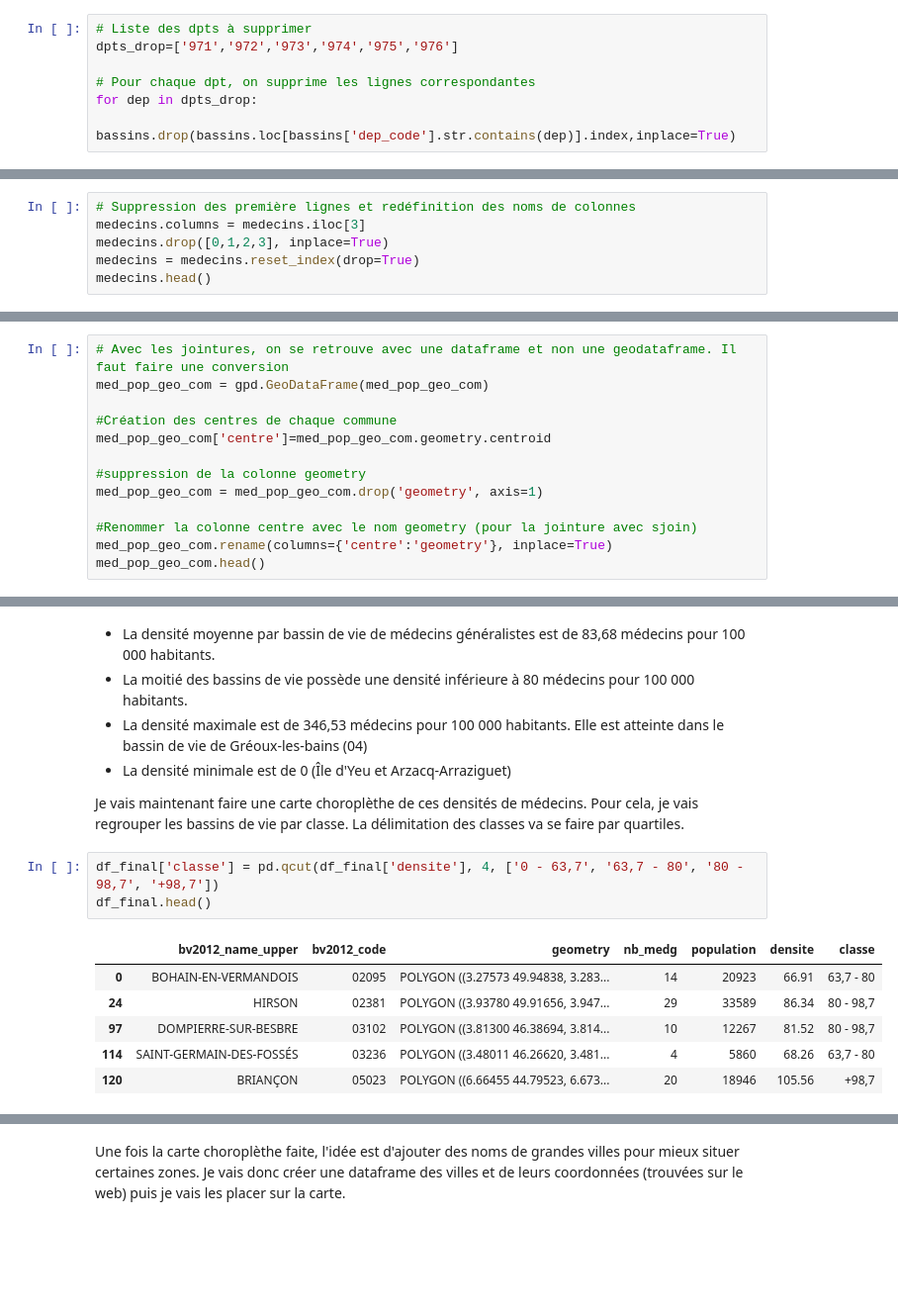
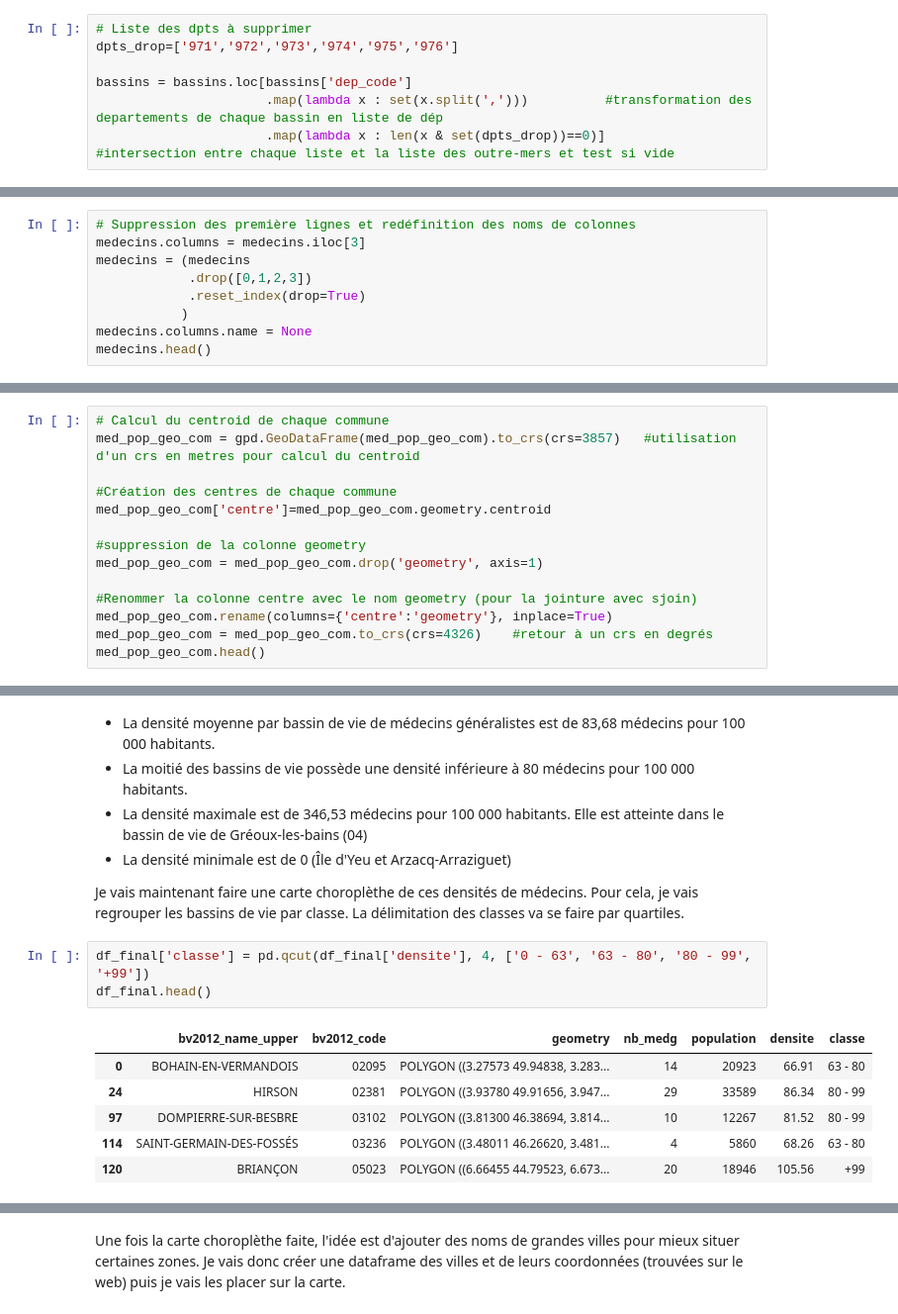
Before and after one commit to nlejay/density_map_doctors, a Jupyter notebook: medecins.ipynb, the cells around one changed output, grey strips where cells are left out. Shown at 99% size. Drawn from its saved outputs; the diff is of its cells as text; blank space fills up the shorter version.

```diff
--- a/medecins.ipynb
+++ b/medecins.ipynb
@@ -45,9 +45,9 @@ On remarque que la table contient les numéros de départements dans lesquels se
 # Liste des dpts à supprimer
 dpts_drop=['971','972','973','974','975','976']
 
-# Pour chaque dpt, on supprime les lignes correspondantes
-for dep in dpts_drop:
-    bassins.drop(bassins.loc[bassins['dep_code'].str.contains(dep)].index,inplace=True)
+bassins = bassins.loc[bassins['dep_code']
+                      .map(lambda x : set(x.split(',')))          #transformation des departements de chaque bassin en liste de dép
+                      .map(lambda x : len(x & set(dpts_drop))==0)]         #intersection entre chaque liste et la liste des outre-mers et test si vide
 # %% [markdown]
 Dans cette table, je n'aurai pas besoin de toutes les colonnes. Je vais ne garder que celles qui seront nécessaires.
 # %%
@@ -202,7 +202,10 @@ medecins.head()
 # %%
 # Suppression des première lignes et redéfinition des noms de colonnes
 medecins.columns = medecins.iloc[3]
-medecins.drop([0,1,2,3], inplace=True)
-medecins = medecins.reset_index(drop=True)
+medecins = (medecins
+            .drop([0,1,2,3])
+            .reset_index(drop=True)
+           )
+medecins.columns.name = None
 medecins.head()
 # %% [output]
@@ -435,6 +452,6 @@ Pour opérer cette jointure spatiale, je pourrais prendre les polygones des bass
 # %%
-# Avec les jointures, on se retrouve avec une dataframe et non une geodataframe. Il faut faire une conversion
-med_pop_geo_com = gpd.GeoDataFrame(med_pop_geo_com)
+# Calcul du centroid de chaque commune
+med_pop_geo_com = gpd.GeoDataFrame(med_pop_geo_com).to_crs(crs=3857)   #utilisation d'un crs en metres pour calcul du centroid
 
 #Création des centres de chaque commune
 med_pop_geo_com['centre']=med_pop_geo_com.geometry.centroid
@@ -444,5 +461,6 @@ med_pop_geo_com = med_pop_geo_com.drop('geometry', axis=1)
 
 #Renommer la colonne centre avec le nom geometry (pour la jointure avec sjoin)
 med_pop_geo_com.rename(columns={'centre':'geometry'}, inplace=True)
+med_pop_geo_com = med_pop_geo_com.to_crs(crs=4326)    #retour à un crs en degrés
 med_pop_geo_com.head()
 # %% [output]
@@ -538,15 +555,15 @@ df_final[df_final['densite']==df_final['densite'].min()]
 
 Je vais maintenant faire une carte choroplèthe de ces densités de médecins. Pour cela, je vais regrouper les bassins de vie par classe. La délimitation des classes va se faire par quartiles.
 # %%
-df_final['classe'] = pd.qcut(df_final['densite'], 4, ['0 - 63,7', '63,7 - 80', '80 - 98,7', '+98,7'])
+df_final['classe'] = pd.qcut(df_final['densite'], 4, ['0 - 63', '63 - 80', '80 - 99', '+99'])
 df_final.head()
 # %% [output]
 |  | bv2012_name_upper | bv2012_code | geometry | nb_medg | population | densite | classe |
-| 0 | BOHAIN-EN-VERMANDOIS | 02095 | POLYGON ((3.27573 49.94838, 3.283... | 14 | 20923 | 66.91 | 63,7 - 80 |
-| 24 | HIRSON | 02381 | POLYGON ((3.93780 49.91656, 3.947... | 29 | 33589 | 86.34 | 80 - 98,7 |
-| 97 | DOMPIERRE-SUR-BESBRE | 03102 | POLYGON ((3.81300 46.38694, 3.814... | 10 | 12267 | 81.52 | 80 - 98,7 |
-| 114 | SAINT-GERMAIN-DES-FOSSÉS | 03236 | POLYGON ((3.48011 46.26620, 3.481... | 4 | 5860 | 68.26 | 63,7 - 80 |
-| 120 | BRIANÇON | 05023 | POLYGON ((6.66455 44.79523, 6.673... | 20 | 18946 | 105.56 | +98,7 |
+| 0 | BOHAIN-EN-VERMANDOIS | 02095 | POLYGON ((3.27573 49.94838, 3.283... | 14 | 20923 | 66.91 | 63 - 80 |
+| 24 | HIRSON | 02381 | POLYGON ((3.93780 49.91656, 3.947... | 29 | 33589 | 86.34 | 80 - 99 |
+| 97 | DOMPIERRE-SUR-BESBRE | 03102 | POLYGON ((3.81300 46.38694, 3.814... | 10 | 12267 | 81.52 | 80 - 99 |
+| 114 | SAINT-GERMAIN-DES-FOSSÉS | 03236 | POLYGON ((3.48011 46.26620, 3.481... | 4 | 5860 | 68.26 | 63 - 80 |
+| 120 | BRIANÇON | 05023 | POLYGON ((6.66455 44.79523, 6.673... | 20 | 18946 | 105.56 | +99 |
 # %%
 import matplotlib.pyplot as plt
 
```
Also changed, not shown: parts of 11 cells of this notebook, 1 other file.
